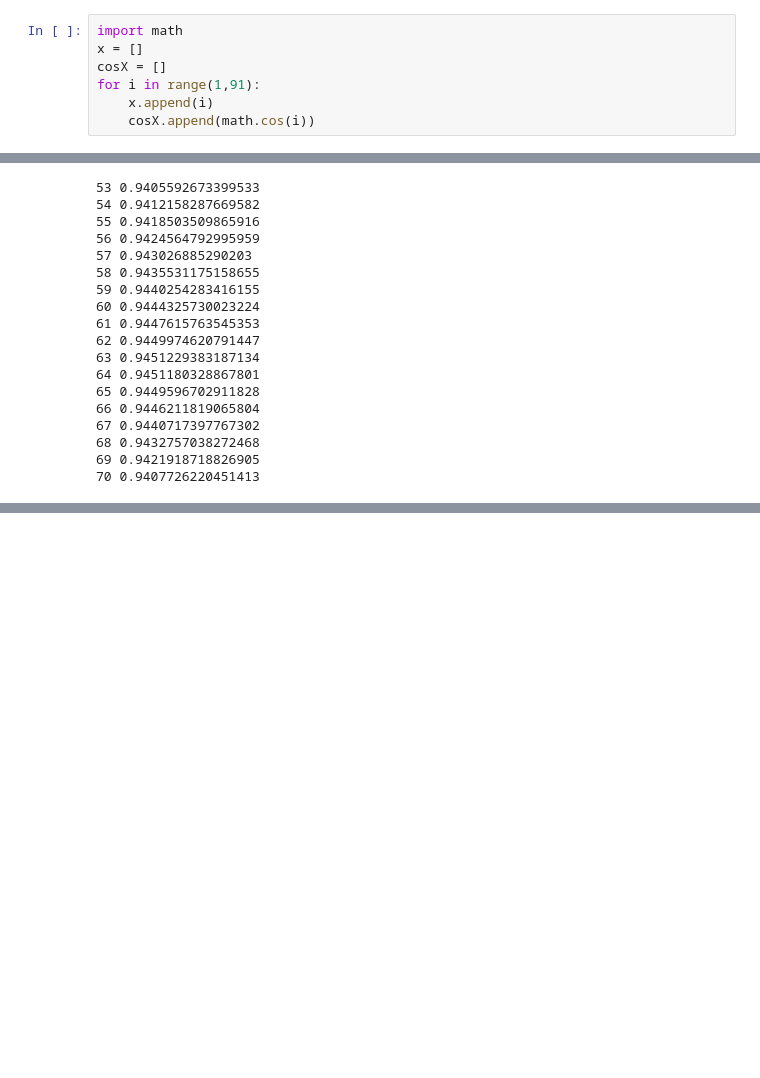
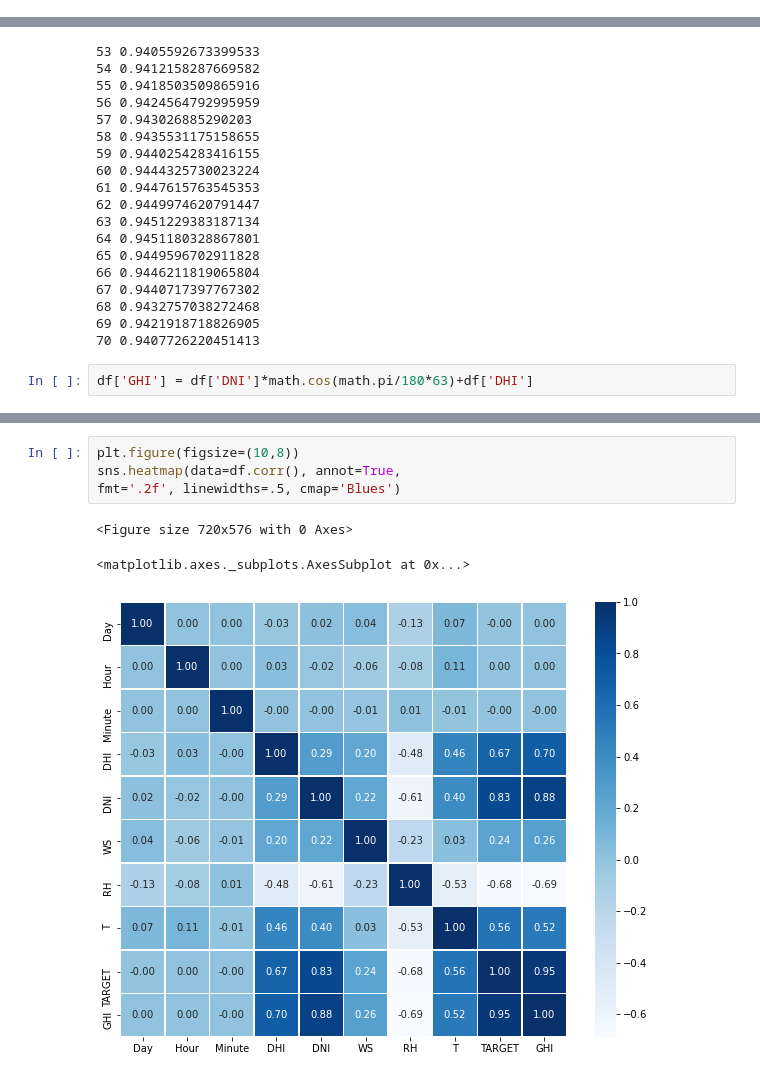
Before and after one commit to J-woooo/Dacon, a Jupyter notebook: jiiiiiiiiiiiiiiin/GHI.ipynb, the cells around one changed output, grey strips where cells are left out. Cells and saved outputs as stored; diff of their text form; blank space fills up the shorter version.

```diff
--- a/jiiiiiiiiiiiiiiin/GHI.ipynb
+++ b/jiiiiiiiiiiiiiiin/GHI.ipynb
@@ -31,10 +31,3 @@ df.tail()
 ## 전천일사량 = 직달일사량*cos(천정각)+산란일사량
 
 ## 천정각 = 90-태양의 고도
-# %%
-import math
-x = []
-cosX = []
-for i in range(1,91):
-    x.append(i)
-    cosX.append(math.cos(i))
@@ -93,3 +80,5 @@ for i in range(len(corrList)):
 68 0.9432757038272468
 69 0.9421918718826905
 70 0.9407726220451413
+# %%
+df['GHI'] = df['DNI']*math.cos(math.pi/180*63)+df['DHI']
@@ -95,0 +105,8 @@ for i in range(len(corrList)):
+# %%
+plt.figure(figsize=(10,8))
+sns.heatmap(data=df.corr(), annot=True,
+fmt='.2f', linewidths=.5, cmap='Blues')
+# %% [output]
+<Figure size 720x576 with 0 Axes>
+<matplotlib.axes._subplots.AxesSubplot at 0x...>
+[figure, added]
```
Also changed, not shown: parts of 3 cells of this notebook.
